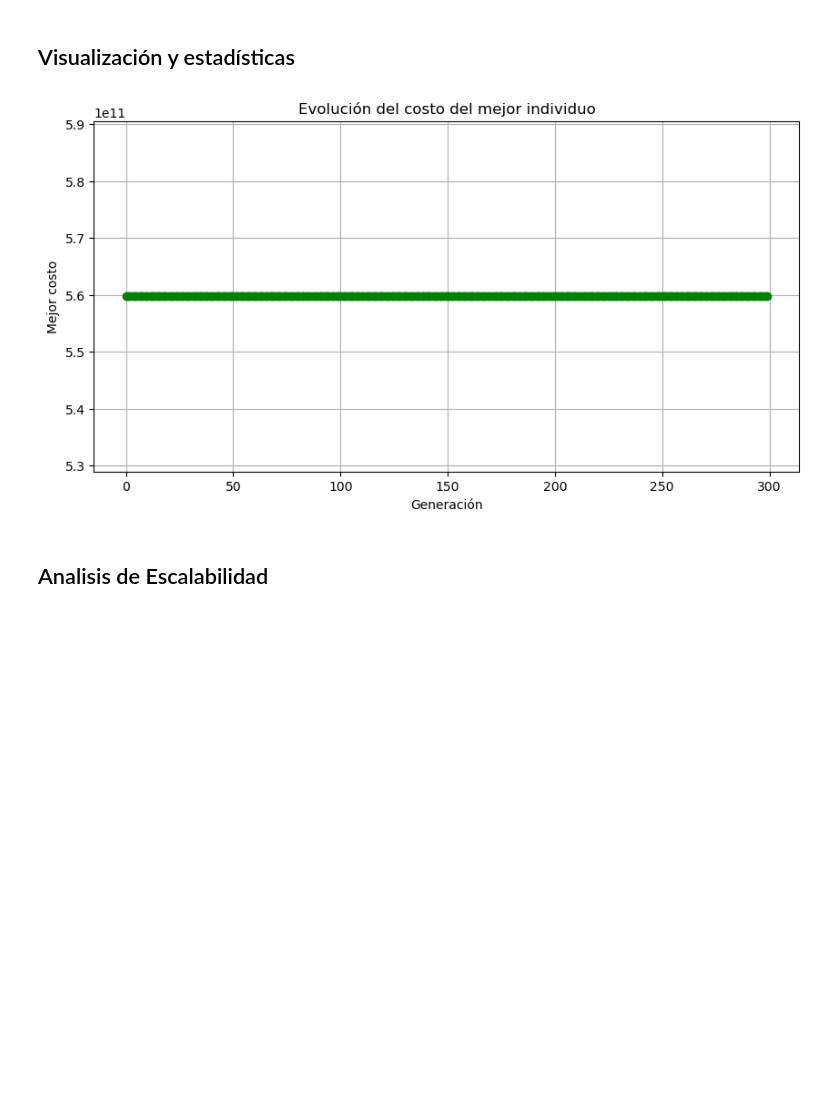
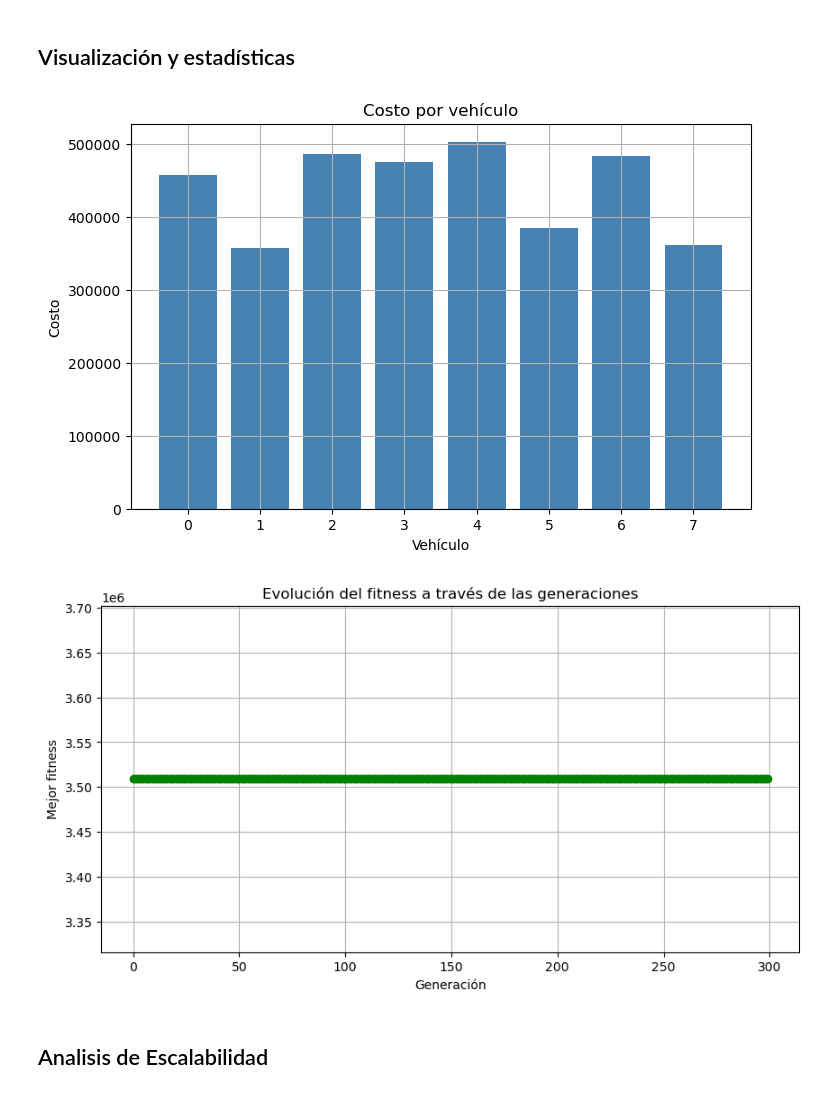
Before and after one commit to lauram354/MOS_Proyecto3, a Jupyter notebook: Proyecto 3/Caso1/Modelo/modelo.ipynb, the cells around one changed output. Cells and saved outputs as stored; diff of their text form; code cells hidden in the pictures; blank space fills up the shorter version.

Commit message:
grafica y ajuste menor

```diff
--- a/Proyecto 3/Caso1/Modelo/modelo.ipynb
+++ b/Proyecto 3/Caso1/Modelo/modelo.ipynb
@@ -16,7 +17,7 @@ def load_distance_time_dic(path):
     for i in range(len(data)):
         origen = int(data.iloc[i, 0])
         destino = int(data.iloc[i, 1])
-        distance[origen, destino] = float(data.iloc[i, 2])
+        distance[origen, destino] = float(data.iloc[i, 2])/1000
         time[origen, destino] = float(data.iloc[i, 3])
     return distance, time
 5
@@ -270,77 +304,37 @@ Mejor costo: 568259416027.981
 # %%
-def graficar_solucion(rutas, coord, depot_id=1):
-    colores = plt.cm.get_cmap('tab10', len(rutas))
-    plt.figure(figsize=(10, 8))
 
-    for idx, ruta in enumerate(rutas):
-        if not ruta:
-            continue
-        puntos = [coord[n] for n in ruta]
-        xs, ys = zip(*puntos)
-        plt.plot(xs, ys, marker='o', label=f'Vehículo {idx}', color=colores(idx))
+def graficar_costos_por_vehiculo(rutas, distancia, pf, ft, cm, gv):
+    costos =[]
+    for ruta in rutas:
+        distance = 0
+        for i in range(len(ruta)-1):
+            distance += distancia[(ruta[i], ruta[i+1])]
+        costo = gv*pf * distance + ft + cm
+        costos.append(costo)
 
-        for i, n in enumerate(ruta):
-            plt.text(xs[i], ys[i], str(n), fontsize=9)
-
-    plt.scatter(*coord[depot_id], c='red', s=100, label='Depósito')
-    plt.title("Rutas de los vehículos")
-    plt.legend()
-    plt.grid()
-    plt.show()
-
-def evaluar_individuo(rutas, demanda, vehiculos, distancia, pf, ft, cm, gv, return_detalles=False):
-    claves_vehiculos = list(vehiculos.keys())
-    total_cost = 0
-    detalles = []
-    for v_id, ruta in enumerate(rutas):
-        if len(ruta) <= 2:
-            detalles.append(0)
-            continue
-        cap_max, rango_max = vehiculos[claves_vehiculos[v_id]]
-        carga = 0
-        distancia_total = 0
-
-        for i in range(len(ruta) - 1):
-            a, b = ruta[i], ruta[i+1]
-            distancia_total += distancia.get((a, b), 9999999)
-            if b != depot_id:
-                carga += demanda.get(b, 0)
-
-        penalizacion = 0
-        if carga > cap_max:
-            penalizacion += 1e6 * (carga - cap_max)
-        if distancia_total > rango_max:
-            penalizacion += 1e6 * (distancia_total - rango_max)
-
-        costo_vehiculo = gv * pf * distancia_total + ft + cm + penalizacion
-        total_cost += costo_vehiculo
-        detalles.append(costo_vehiculo)
-
-    return (total_cost, detalles) if return_detalles else total_cost
-
-def graficar_costos_por_vehiculo(rutas, demanda, vehiculos, distancia, pf, ft, cm, gv):
-    _, costos = evaluar_individuo(rutas, demanda, vehiculos, distancia, pf, ft, cm, gv, return_detalles=True)
     plt.figure(figsize=(8, 5))
     plt.bar(range(len(costos)), costos, color='steelblue')
     plt.xlabel('Vehículo')
     plt.ylabel('Costo')
     plt.title('Costo por vehículo')
     plt.grid(True)
     plt.show()
 
 
-def graficar_evolucion_costos(mejores_costos):
+def graficar_evolucion_fitness(mejores_costos):
     plt.figure(figsize=(10, 5))
     plt.plot(mejores_costos, marker='o', color='green')
     plt.xlabel('Generación')
-    plt.ylabel('Mejor costo')
-    plt.title('Evolución del costo del mejor individuo')
+    plt.ylabel('Mejor fitness')
+    plt.title('Evolución del fitness a través de las generaciones')
     plt.grid(True)
     plt.show()
 
-graficar_evolucion_costos(evol)
+graficar_evolucion_fitness(evol)
+graficar_costos_por_vehiculo(solucion, distancia, pf, ft, cm, gv)
 # %% [output]
-[figure, old version]
+[figure, new version]
+[figure, added]
 # %% [markdown]
 ## Analisis de Escalabilidad
 # %% [markdown]
```
Also changed, not shown: parts of 4 cells of this notebook, 1 other file.
